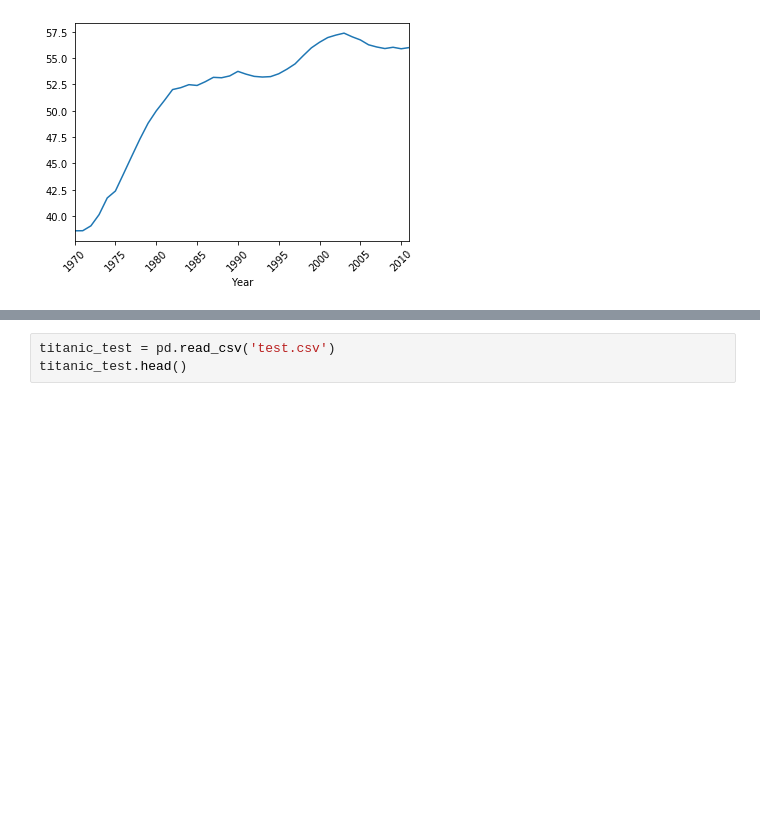
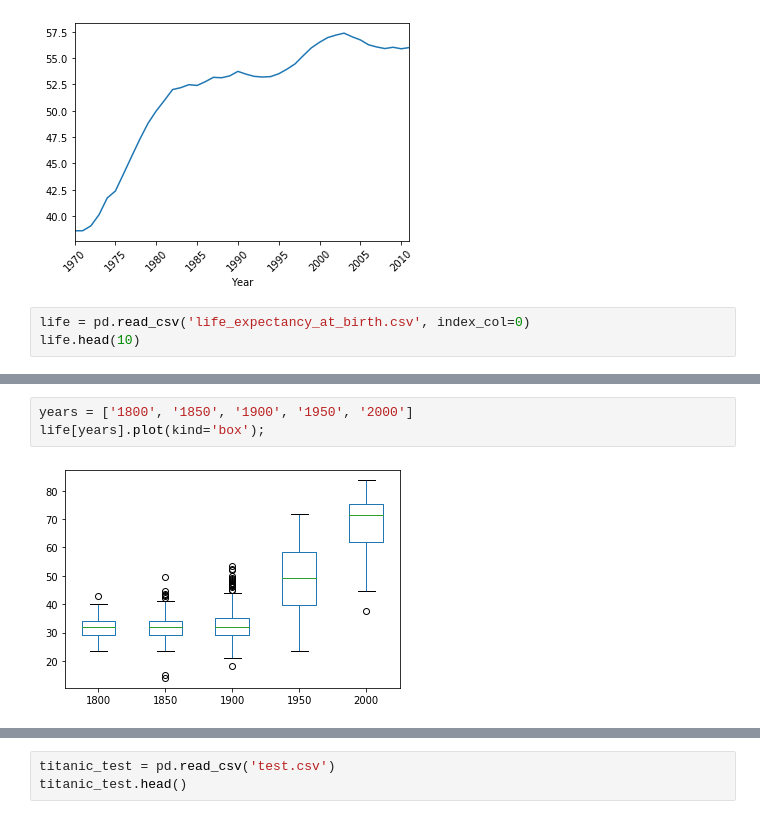
Before and after one commit to thap/PandasExamples, a Jupyter notebook: Pandas1.ipynb, the cells around one changed output, grey strips where cells are left out. Drawn from its saved outputs; the diff is of its cells as text; blank space fills up the shorter version.

```diff
--- a/Pandas1.ipynb
+++ b/Pandas1.ipynb
@@ -330,3 +330,6 @@ bachelors.mean(axis=1).plot(rot=45)
 # %% [output]
 <matplotlib.axes._subplots.AxesSubplot at 0x...>
 [figure]
+# %%
+life = pd.read_csv('life_expectancy_at_birth.csv', index_col=0)
+life.head(10)
@@ -332,0 +360,5 @@ bachelors.mean(axis=1).plot(rot=45)
+# %%
+years = ['1800', '1850', '1900', '1950', '2000']
+life[years].plot(kind='box');
+# %% [output]
+[figure, added]
```
Also changed, not shown: parts of 38 cells of this notebook.
